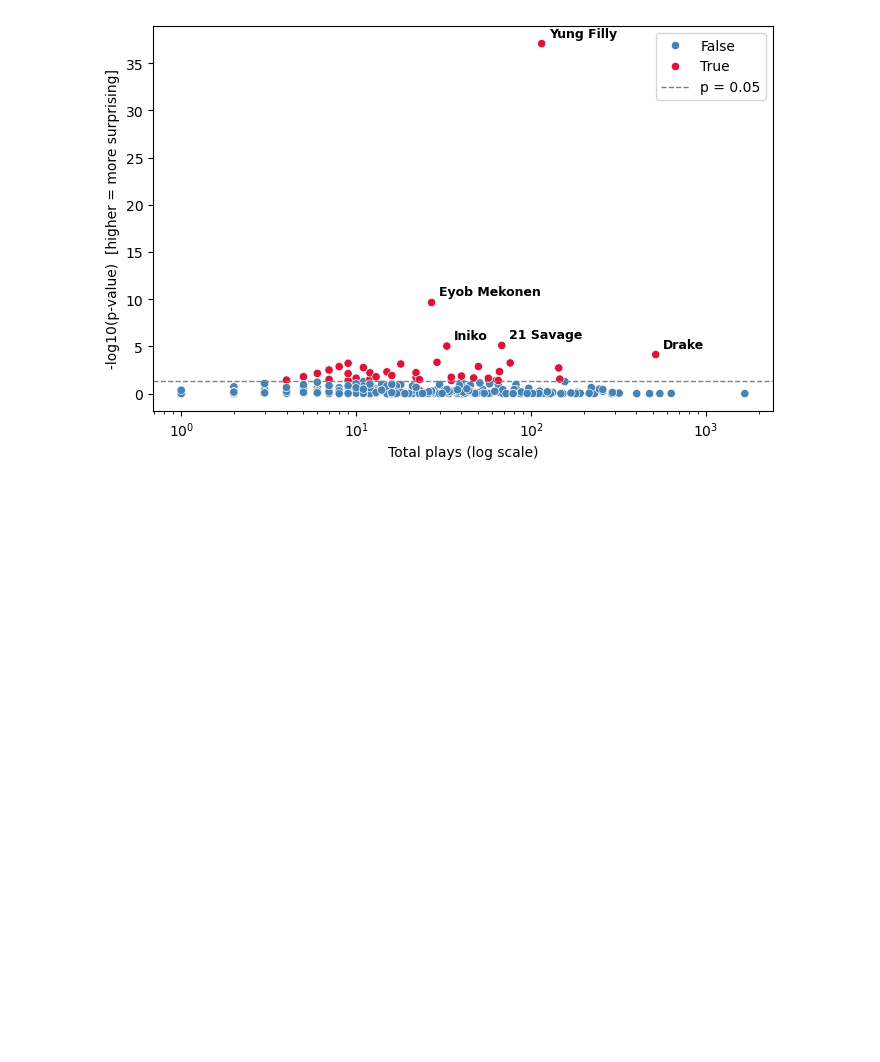
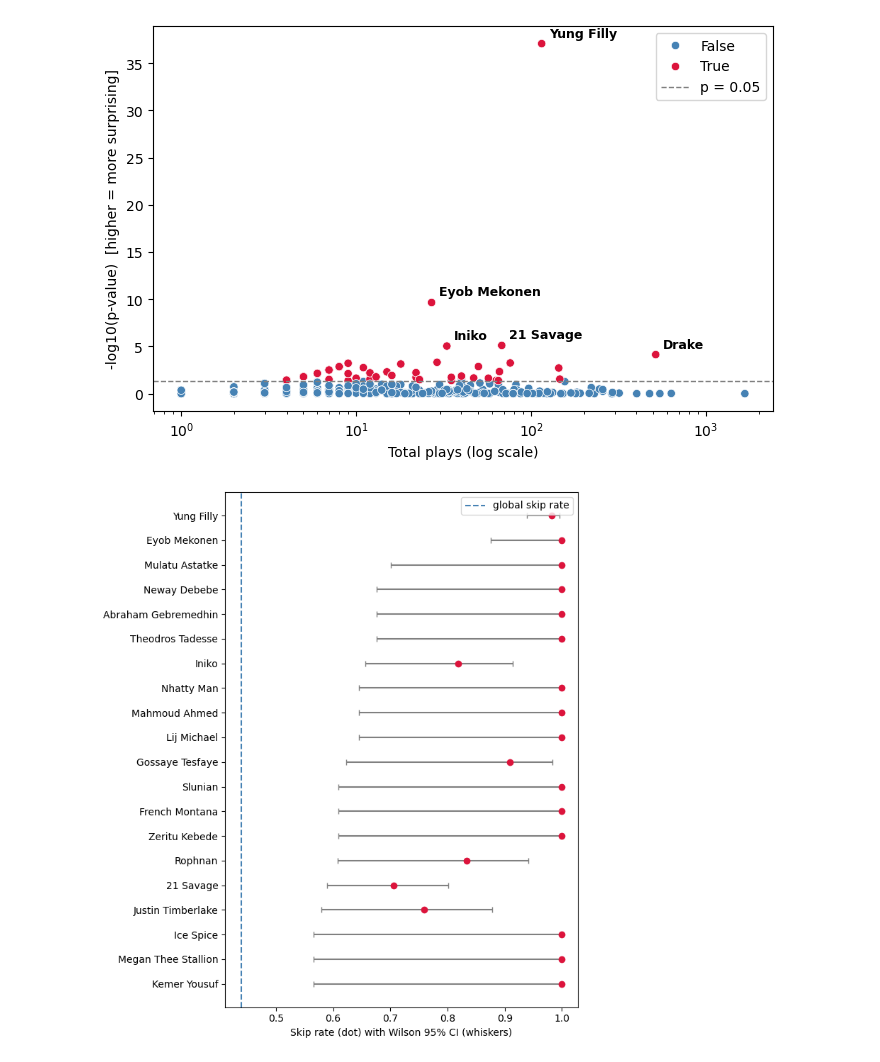
Before and after one commit to kaleb-asefa/rewind, a Jupyter notebook: notebooks/main.ipynb, the cells around one changed output. Drawn from its saved outputs; the diff is of its cells as text; code cells hidden in the pictures; blank space fills up the shorter version.

Commit message:
feat: add Wilson score confidence interval calculation for artist play stats

```diff
--- a/notebooks/main.ipynb
+++ b/notebooks/main.ipynb
@@ -200,0 +208,27 @@ plt.show()
+# %%
+top_n = 20
+artist_stats['raw_rate'] = artist_stats['skips'] / artist_stats['total_plays']
+
+# sort by 'low', not raw_rate -- this IS the point of the whole exercise
+top = artist_stats.nlargest(top_n, 'low').sort_values('low')
+
+fig, ax = plt.subplots(figsize=(7, 8))
+y_pos = range(len(top))
+
+xerr_low = np.clip(top['raw_rate'] - top['low'], 0, None)
+xerr_high = np.clip(top['high'] - top['raw_rate'], 0, None)
+
+ax.errorbar(
+    top['raw_rate'], y_pos,
+    xerr=[xerr_low, xerr_high],
+    fmt='o', color='crimson', ecolor='gray', capsize=3
+)
+ax.axvline(global_skip_rate, color='steelblue', linestyle='--', label='global skip rate')
+ax.set_yticks(y_pos)
+ax.set_yticklabels(top.index)
+ax.set_xlabel('Skip rate (dot) with Wilson 95% CI (whiskers)')
+ax.legend()
+plt.tight_layout()
+plt.show()
+# %% [output]
+[figure, added]
```
Also changed, not shown: parts of 4 cells of this notebook.
